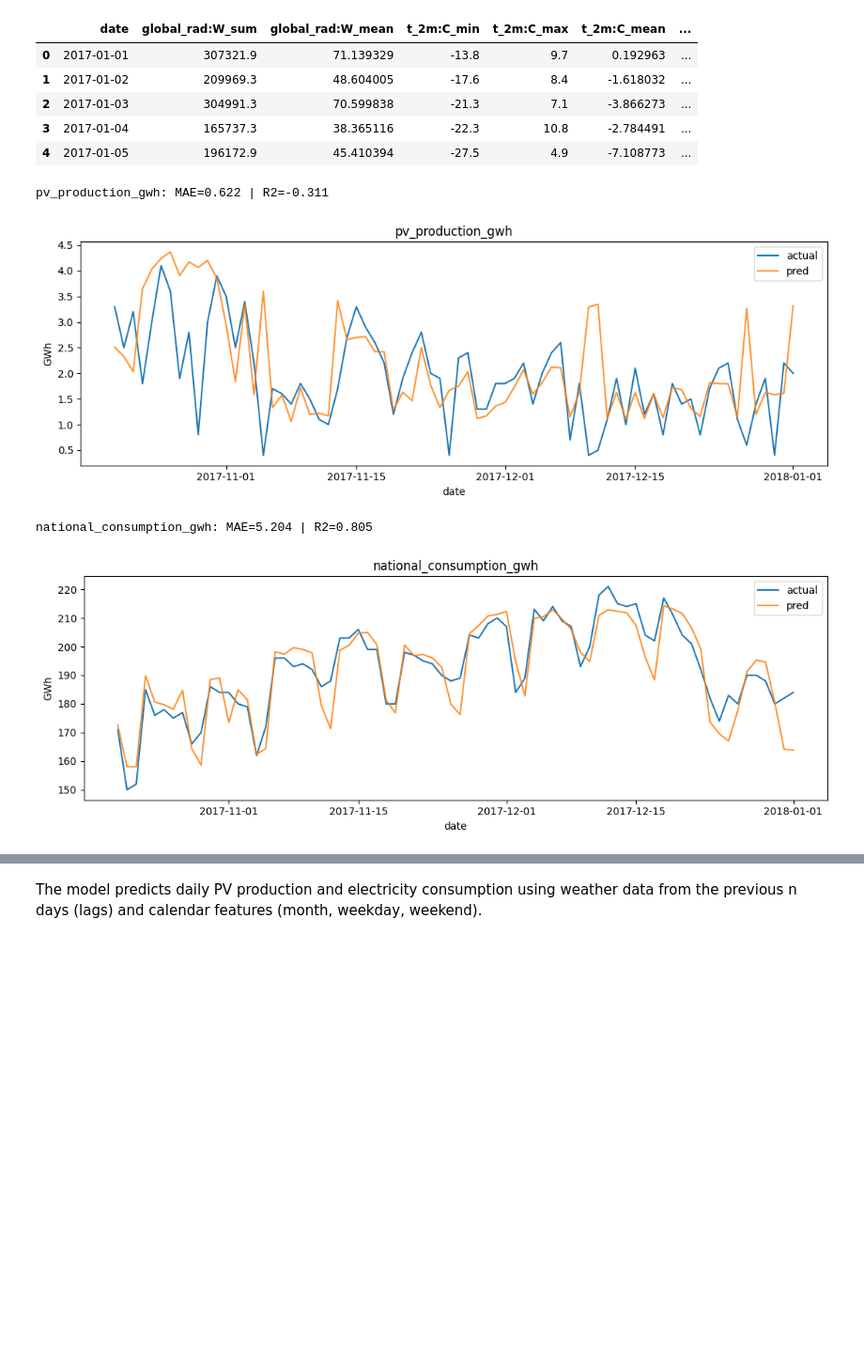
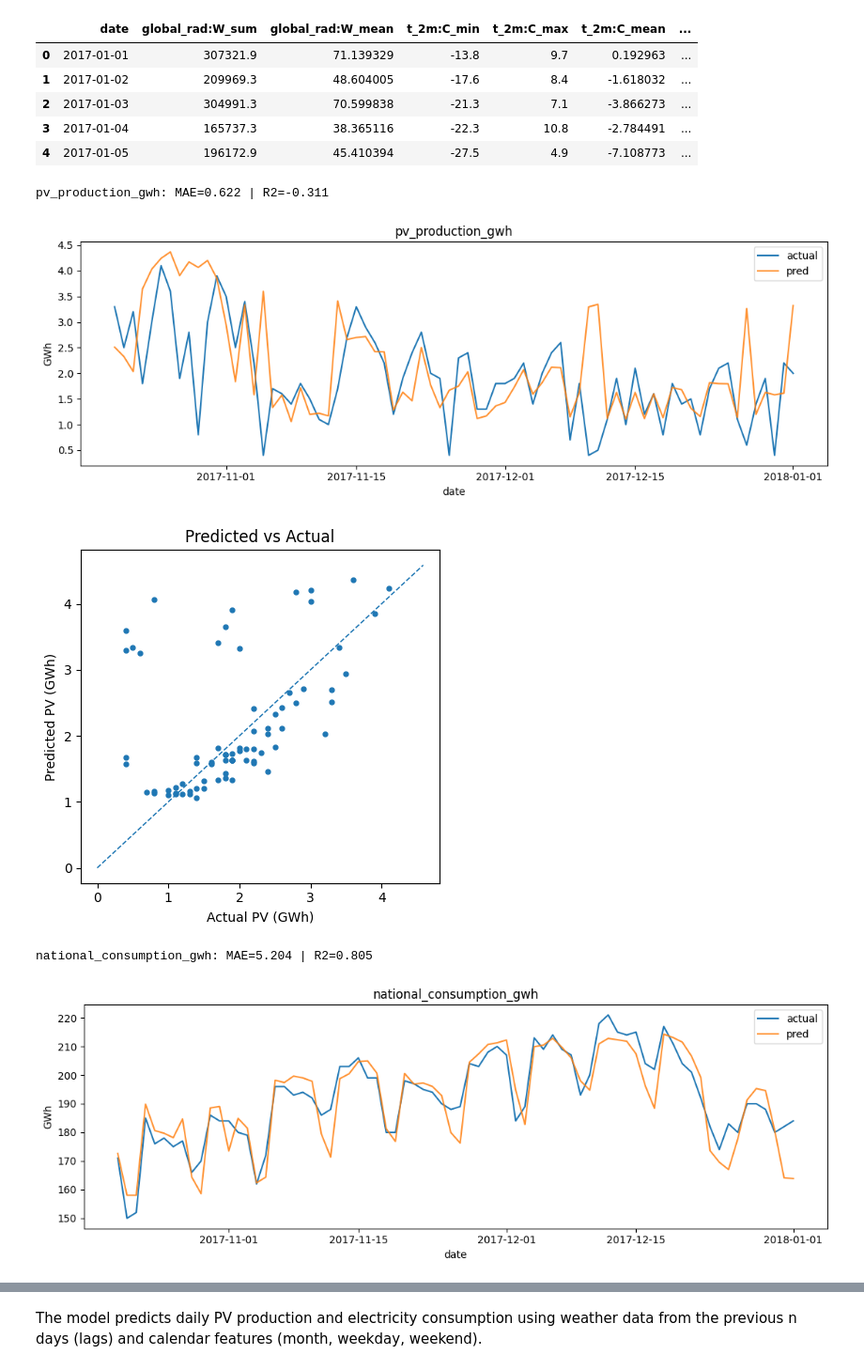
Before and after one commit to marndr/solvion-nasa-space-apps-2025, a Jupyter notebook: notebook.ipynb, the cells around one changed output, grey strips where cells are left out. Shown: that part at 94% size. Drawn from its saved outputs; the diff is of its cells as text; code cells hidden in the pictures; blank space fills up the shorter version.

```diff
--- a/notebook.ipynb
+++ b/notebook.ipynb
@@ -247,32 +247,48 @@ feature_cols = [c for c in df.columns if c not in drop_cols]
 
 for target in targets:
     dft = df.dropna(subset=[target]).reset_index(drop=True)
     X = dft[feature_cols]
     y = dft[target]
     t = dft["date"]
 
     X_train, X_val, y_train, y_val, t_train, t_val = train_test_split(
         X, y, t, test_size=0.2, shuffle=False
     )
 
     model = Pipeline([
         ("imputer", SimpleImputer(strategy="median")),
         ("rf", RandomForestRegressor(n_estimators=300, random_state=42, n_jobs=-1))
     ])
 
     model.fit(X_train, y_train)
     y_pred = model.predict(X_val)
 
     print(f"{target}: MAE={mean_absolute_error(y_val, y_pred):.3f} | R2={r2_score(y_val, y_pred):.3f}")
 
     plt.figure(figsize=(11,4))
     plt.plot(t_val, y_val.values, label="actual")
     plt.plot(t_val, y_pred, label="pred", alpha=0.85)
     plt.title(f"{target}")
     plt.xlabel("date"); plt.ylabel("GWh"); plt.legend(); plt.tight_layout()
+    if target == 'pv_production_gwh':
+        plt.savefig(f"reports/PV_prediction_RF_v1.png")
     plt.show()
+
+
+    lim = max(y_val.values.max(), y_pred.max()) * 1.05
+    plt.figure(figsize=(4.5,4.5))
+    plt.scatter(y_val.values, y_pred, s=12)
+    plt.plot([0,lim], [0,lim], lw=1, linestyle="--")
+    plt.xlabel("Actual PV (GWh)"); plt.ylabel("Predicted PV (GWh)"); plt.tight_layout()
+    plt.title("Predicted vs Actual"); plt.tight_layout();
+
+
+    if target == 'pv_production_gwh':
+        plt.savefig(f"reports/PV_prediction_RF_v2.png")
+    plt.show()
 # %% [output]
 pv_production_gwh: MAE=0.622 | R2=-0.311
 [figure]
+[figure, new version]
 national_consumption_gwh: MAE=5.204 | R2=0.805
-[figure, old version]
+[figure, added]
```
Also changed, not shown: parts of 6 cells of this notebook.
